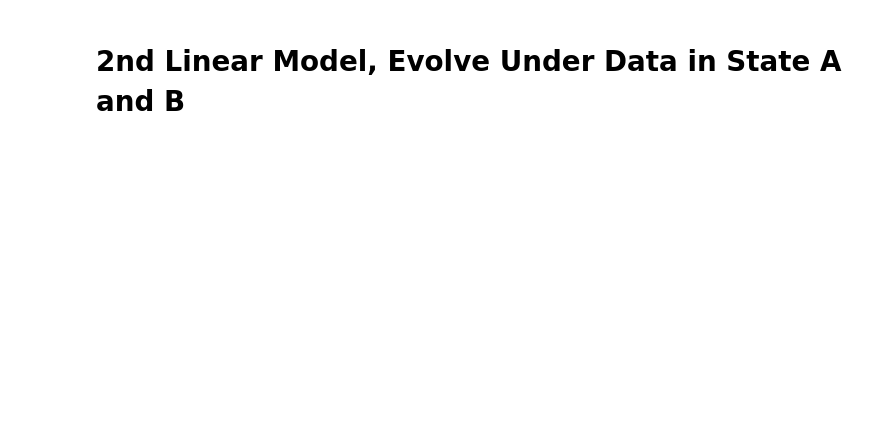
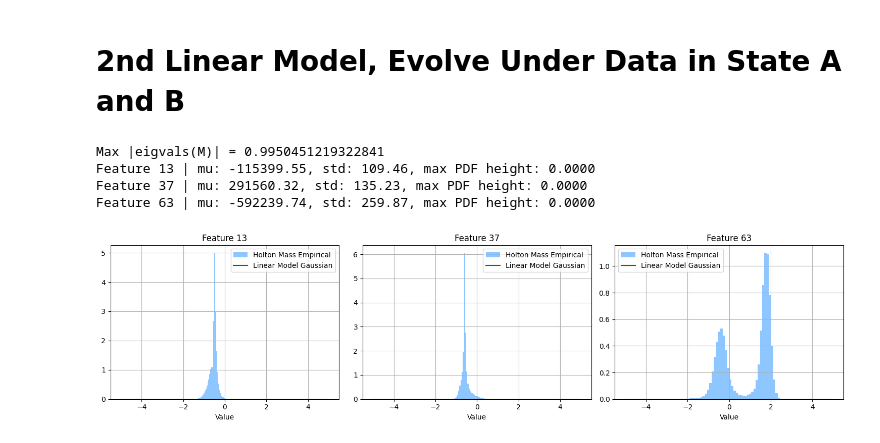
Before and after one commit to fabio2-uchi/modified_code, a Jupyter notebook: linear_inverse_model.ipynb, the cells around one changed output. Drawn from its saved outputs; the diff is of its cells as text; code cells hidden in the pictures; blank space fills up the shorter version.

```diff
--- a/linear_inverse_model.ipynb
+++ b/linear_inverse_model.ipynb
@@ -146,5 +154,13 @@ ValueError: operands could not be broadcast together with shapes (75,75) (75,76)
 # 2nd Linear Model, Evolve Under Data in State A and B
 # %%
 M, c, BBT = linear_model_coeffs(holton_mass_input_all, holton_mass_label_all)
+eigvals = np.linalg.eigvals(M)
+print("Max |eigvals(M)| =", np.max(np.abs(eigvals)))
 mu, gamma = stationary_distribution(M, c, BBT)
 plot_marginal_distributions(feature_indices, mu, gamma, holton_mass_input_all)
+# %% [output]
+Max |eigvals(M)| = 0.9950451219322841
+Feature 13 | mu: -115399.55, std: 109.46, max PDF height: 0.0000
+Feature 37 | mu: 291560.32, std: 135.23, max PDF height: 0.0000
+Feature 63 | mu: -592239.74, std: 259.87, max PDF height: 0.0000
+[figure, added]
```
Also changed, not shown: parts of 6 cells of this notebook.
